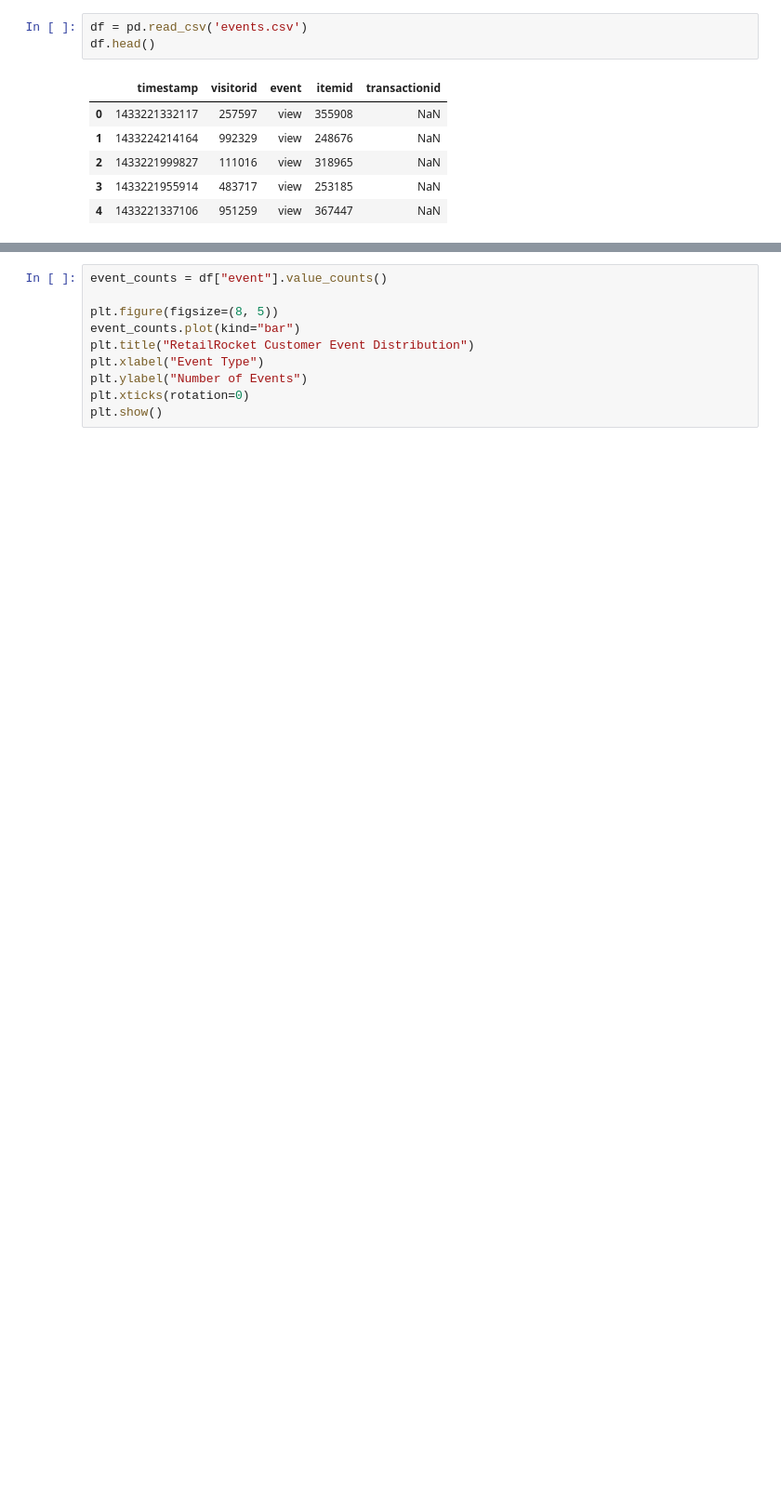
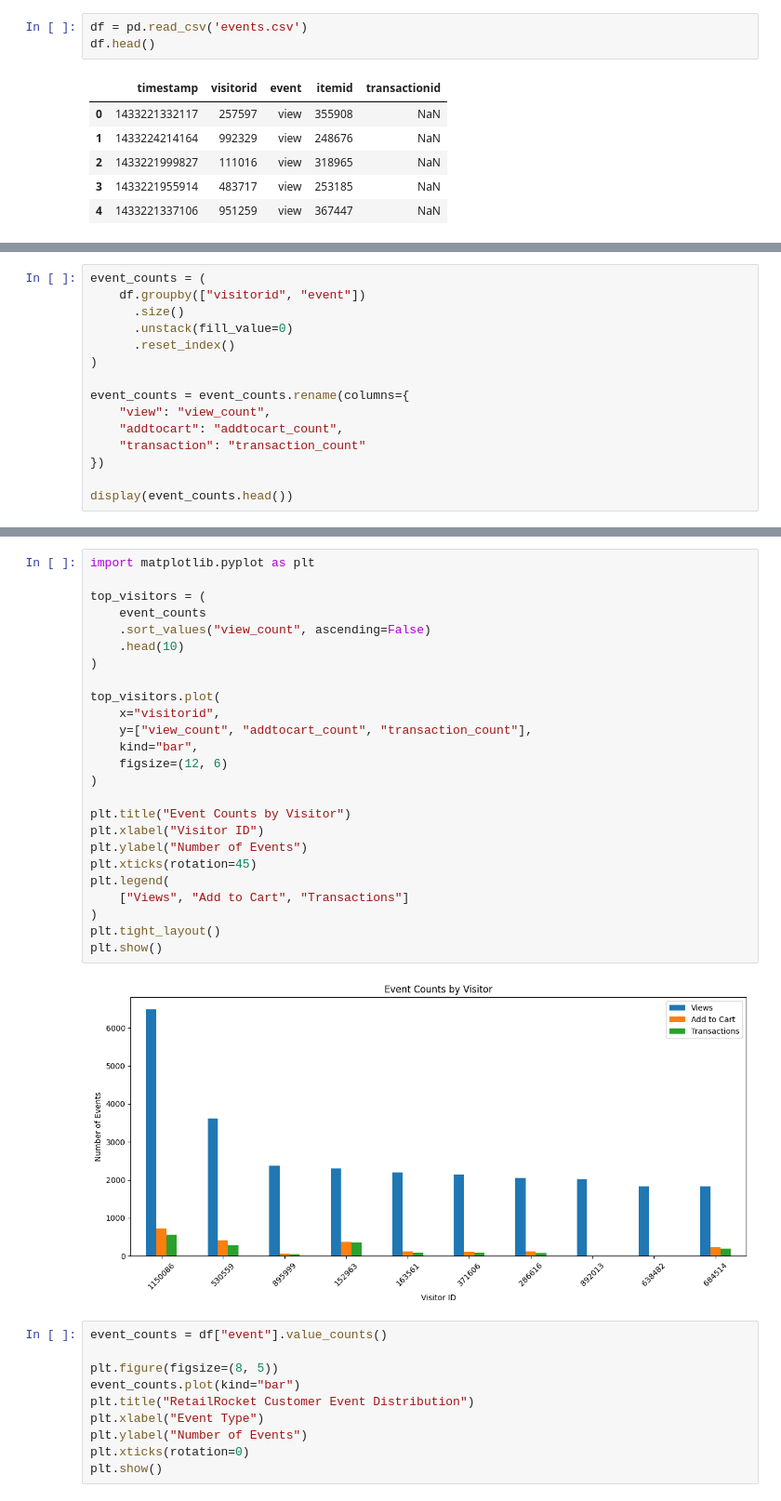
Before and after one commit to keshiniPaul/Ecommerce-purchase-prediction-DeepLearning, a Jupyter notebook: notebooks/CNN_RetailRocket.ipynb, the cells around one changed output, grey strips where cells are left out. Shown at 93% size. Cells and saved outputs as stored; diff of their text form; blank space fills up the shorter version.

```diff
--- a/notebooks/CNN_RetailRocket.ipynb
+++ b/notebooks/CNN_RetailRocket.ipynb
@@ -288,0 +75,15 @@ Model: "sequential"
+# %%
+event_counts = (
+    df.groupby(["visitorid", "event"])
+      .size()
+      .unstack(fill_value=0)
+      .reset_index()
+)
+
+event_counts = event_counts.rename(columns={
+    "view": "view_count",
+    "addtocart": "addtocart_count",
+    "transaction": "transaction_count"
+})
+
+display(event_counts.head())
@@ -289,3 +97,30 @@ Model: "sequential"
+# %%
+import matplotlib.pyplot as plt
+
+top_visitors = (
+    event_counts
+    .sort_values("view_count", ascending=False)
+    .head(10)
+)
+
+top_visitors.plot(
+    x="visitorid",
+    y=["view_count", "addtocart_count", "transaction_count"],
+    kind="bar",
+    figsize=(12, 6)
+)
+
+plt.title("Event Counts by Visitor")
+plt.xlabel("Visitor ID")
+plt.ylabel("Number of Events")
+plt.xticks(rotation=45)
+plt.legend(
+    ["Views", "Add to Cart", "Transactions"]
+)
+plt.tight_layout()
+plt.show()
+# %% [output]
+[figure, added]
 # %%
 event_counts = df["event"].value_counts()
 
```
Also changed, not shown: parts of 65 cells of this notebook.
